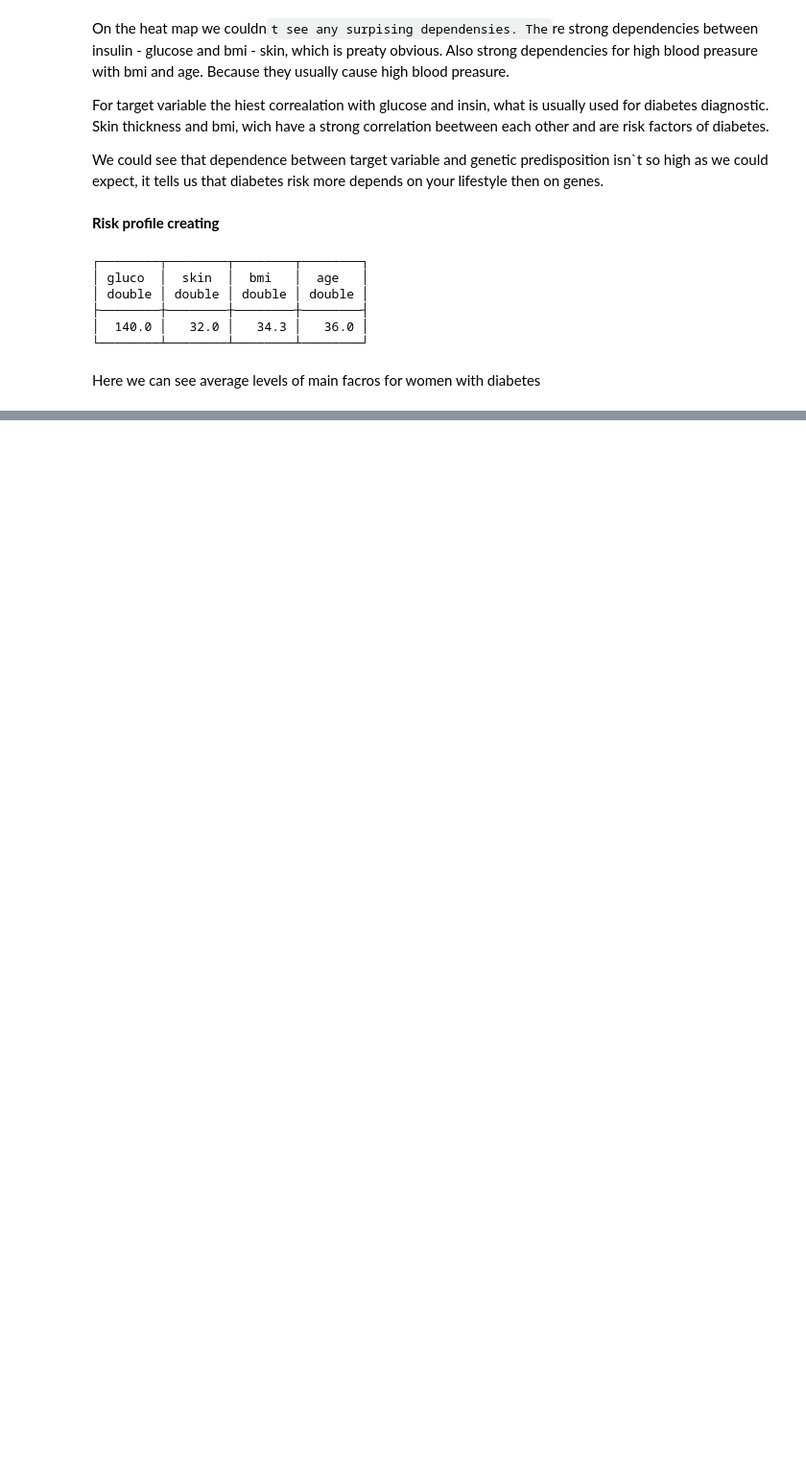
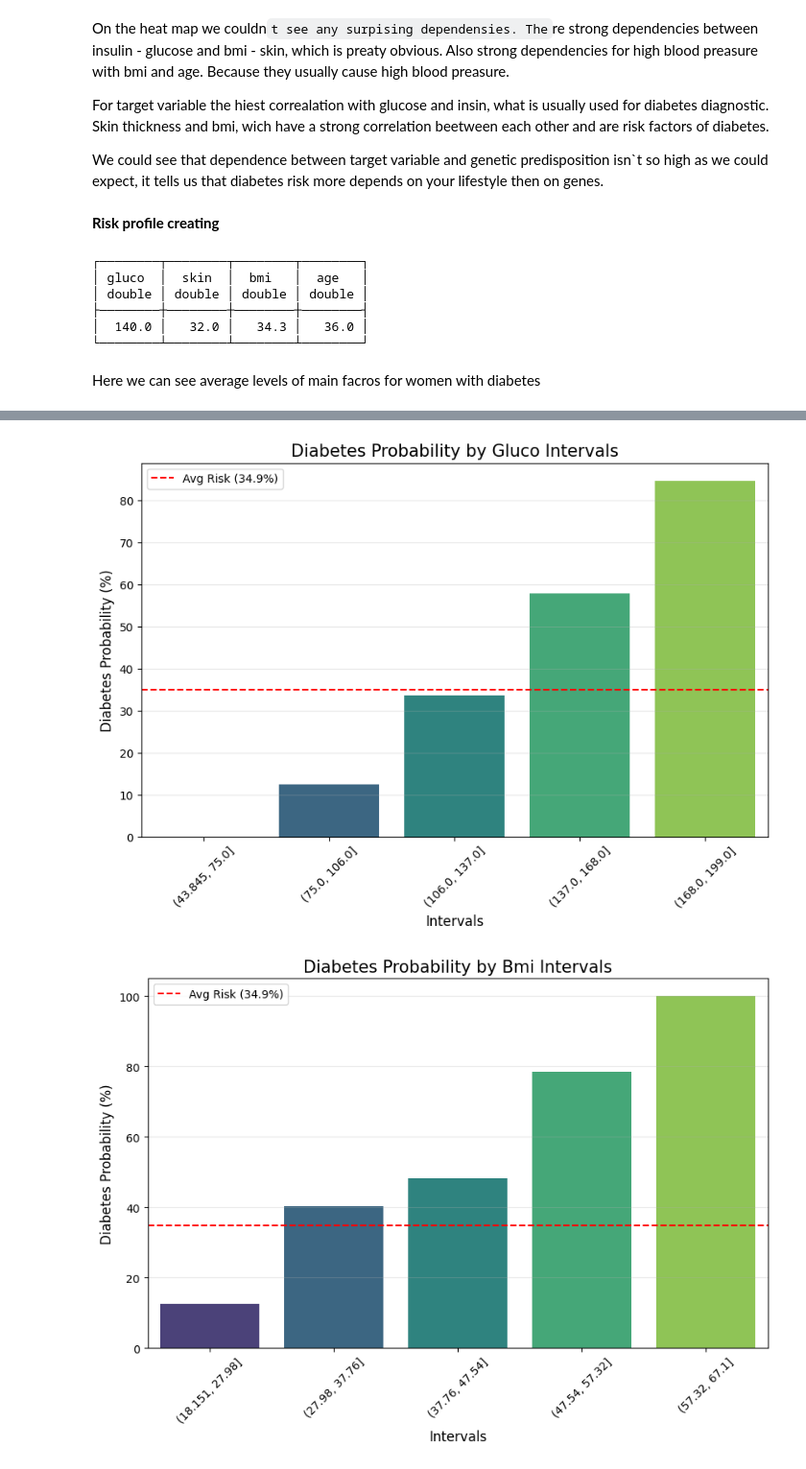
Before and after one commit to AnastasiiaCherevan/Pima-Indian-Diabetes-Analysis, a Jupyter notebook: diabetes-analisys.ipynb, the cells around one changed output, grey strips where cells are left out. Shown at 96% size. Saved outputs shown, nothing was run; the diff lists cells and outputs as text; code cells hidden in the pictures; blank space fills up the shorter version.

```diff
--- a/diabetes-analisys.ipynb
+++ b/diabetes-analisys.ipynb
@@ -478,26 +478,20 @@ WHERE target = 1
 Here we can see average levels of main facros for women with diabetes
 # %%
 def percent_of_ill_by_inter(df, col_name):
-    print(f"--- Analysis for: {col_name} ---")
 
-    # 1. Створюємо інтервали
     bins = pd.cut(df[col_name], bins=5)
-
-    # 2. Групуємо, АЛЕ примусово перетворюємо 'target' на float, щоб порахувати 'mean'
-    # Заміни 'target' на назву своєї колонки з результатом (напр. 'outcome')
     result = df.groupby(bins, observed=False)['target'].apply(lambda x: x.astype(float).agg(['count', 'mean']))
-
-    # Оскільки apply робить трохи іншу структуру, розпакуємо її
     result = result.unstack()
 
-    # 3. Форматуємо результат
     result['mean'] = (result['mean'] * 100).round(2)
-    result.columns = ['Total people', 'Diabetes %']
+    result.columns = ['Total_people', 'Diabetes_percent']
 
-    print(result)
-    print("-" * 30)
+    return result.reset_index()
 
-# Виклик
+results_dict = {}
+
 for column in ['gluco', 'bmi', 'age']:
-    percent_of_ill_by_inter(df_final, column)
+    results_dict[column] = percent_of_ill_by_inter(df_final, column)
+    print(results_dict[column])
+    print()
 # %% [output]
@@ -520,0 +518,33 @@ bmi
+# %%
+def plot_probability_chart(df_results, col_name, total_mean_risk):
+    plt.figure(figsize=(10, 6))
+
+    df_results['interval_str'] = df_results[col_name].astype(str)
+
+    sns.barplot(
+    x='interval_str',
+    y='Diabetes_percent',
+    data=df_results,
+    palette='viridis',
+    hue='interval_str',
+    legend=False
+)
+
+    plt.axhline(total_mean_risk, color='red', linestyle='--', label=f'Avg Risk ({total_mean_risk}%)')
+
+    plt.title(f'Diabetes Probability by {col_name.capitalize()} Intervals', fontsize=15)
+    plt.xlabel('Intervals', fontsize=12)
+    plt.ylabel('Diabetes Probability (%)', fontsize=12)
+    plt.xticks(rotation=45)
+    plt.legend()
+    plt.grid(axis='y', alpha=0.3)
+
+    plt.show()
+
+total_avg = (df_final['target'].astype(float).mean() * 100).round(2)
+
+for col in results_dict:
+    plot_probability_chart(results_dict[col], col, total_avg)
+# %% [output]
+[figure, added]
+[figure, added]
```
Also changed, not shown: parts of 6 cells of this notebook.
